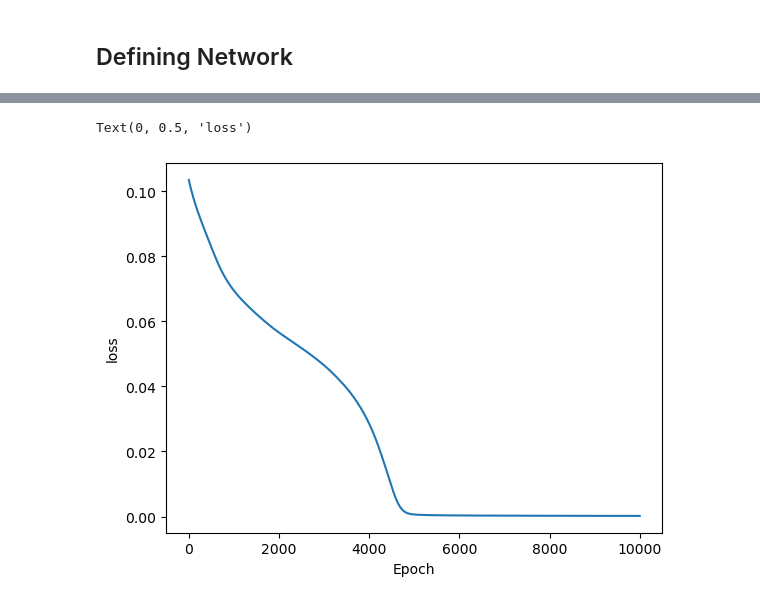
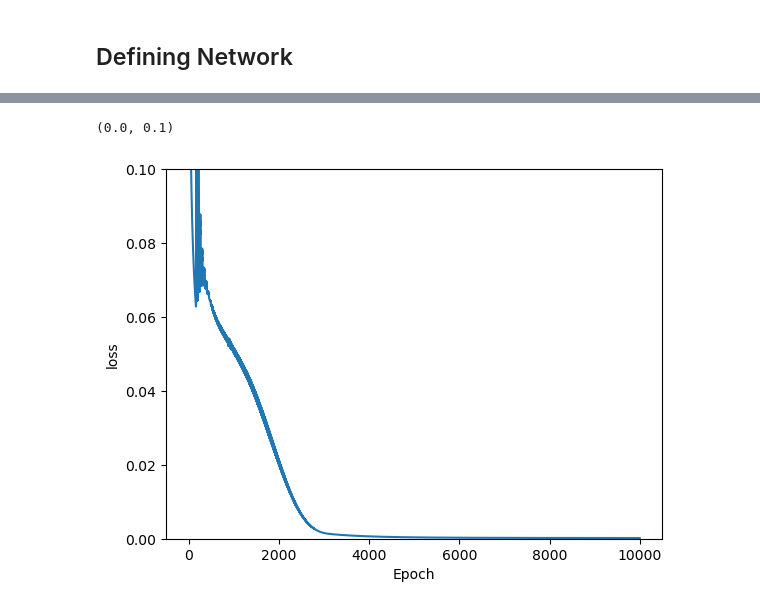
Before and after one commit to BeiGeJin/FBRNN, a Jupyter notebook: analysis/analysis_SIN2_wt.ipynb, the cells around one changed output, grey strips where cells are left out. Cells and saved outputs as stored; diff of their text form; code cells hidden in the pictures.

```diff
--- a/analysis/analysis_SIN2_wt.ipynb
+++ b/analysis/analysis_SIN2_wt.ipynb
@@ -12,7 +12,7 @@ import seaborn as sns
 # %% [markdown]
 ## Loading Trained Weights
 # %%
-with open('../weights/SIN2_wt_16_nodes/weight_history.json') as f:
+with open('../weights/SIN2_wt_32_nodes/weight_history.json') as f:
     weight_history = json.load(f)
 # %%
 weight_history.keys()
@@ -124,9 +128,9 @@ plt.legend()
 # %%
 plt.plot(np.arange(len(losses)), losses)
 plt.xlabel("Epoch")
 plt.ylabel("loss")
-# plt.ylim([0,0.01])
+plt.ylim([0,0.1])
 # plt.savefig("fig/sin_oja_loss.png")
 # %% [output]
-Text(0, 0.5, 'loss')
+(0.0, 0.1)
-[figure, old version]
+[figure, new version]
```
Also changed, not shown: parts of 10 cells of this notebook, 14 other files.
